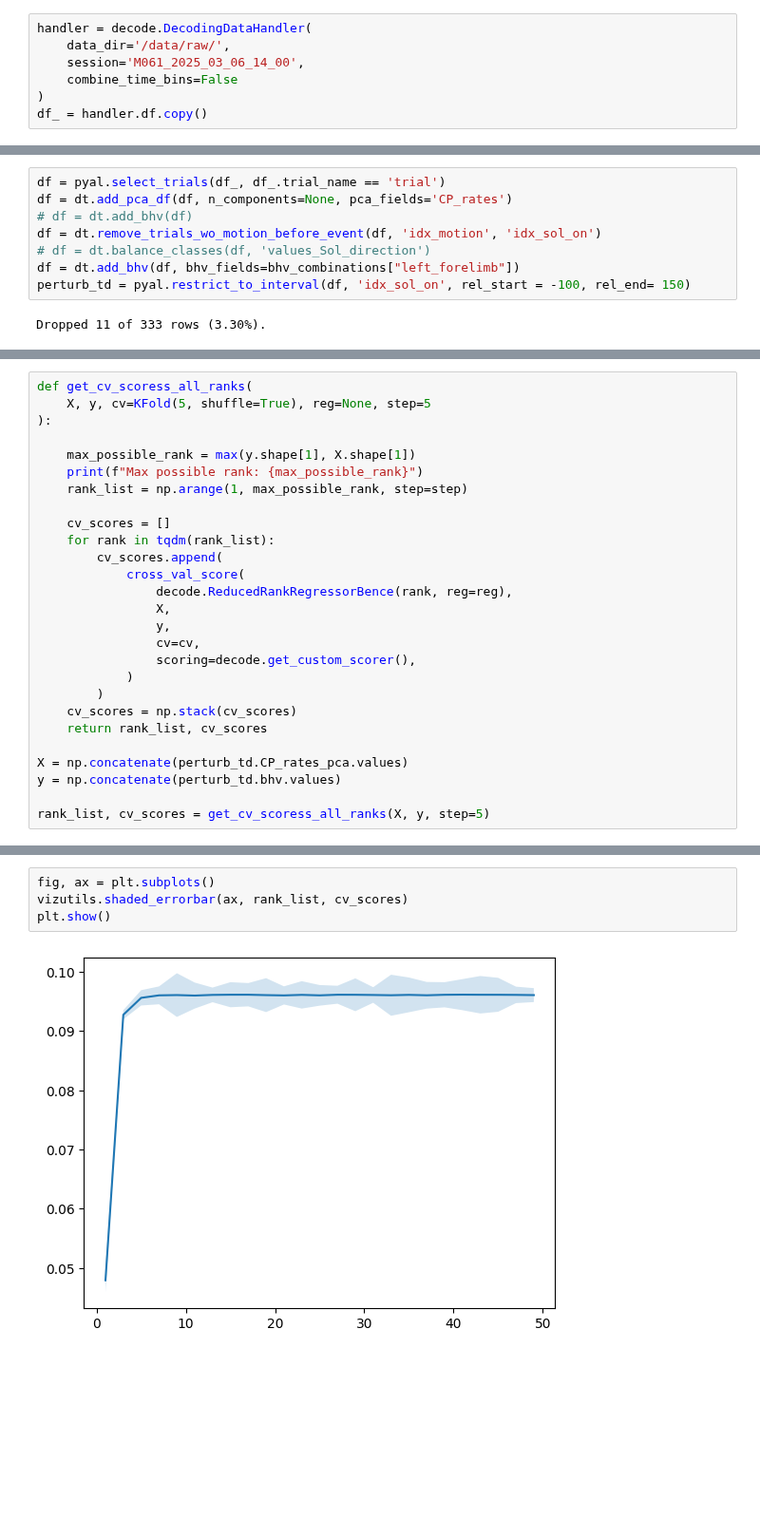
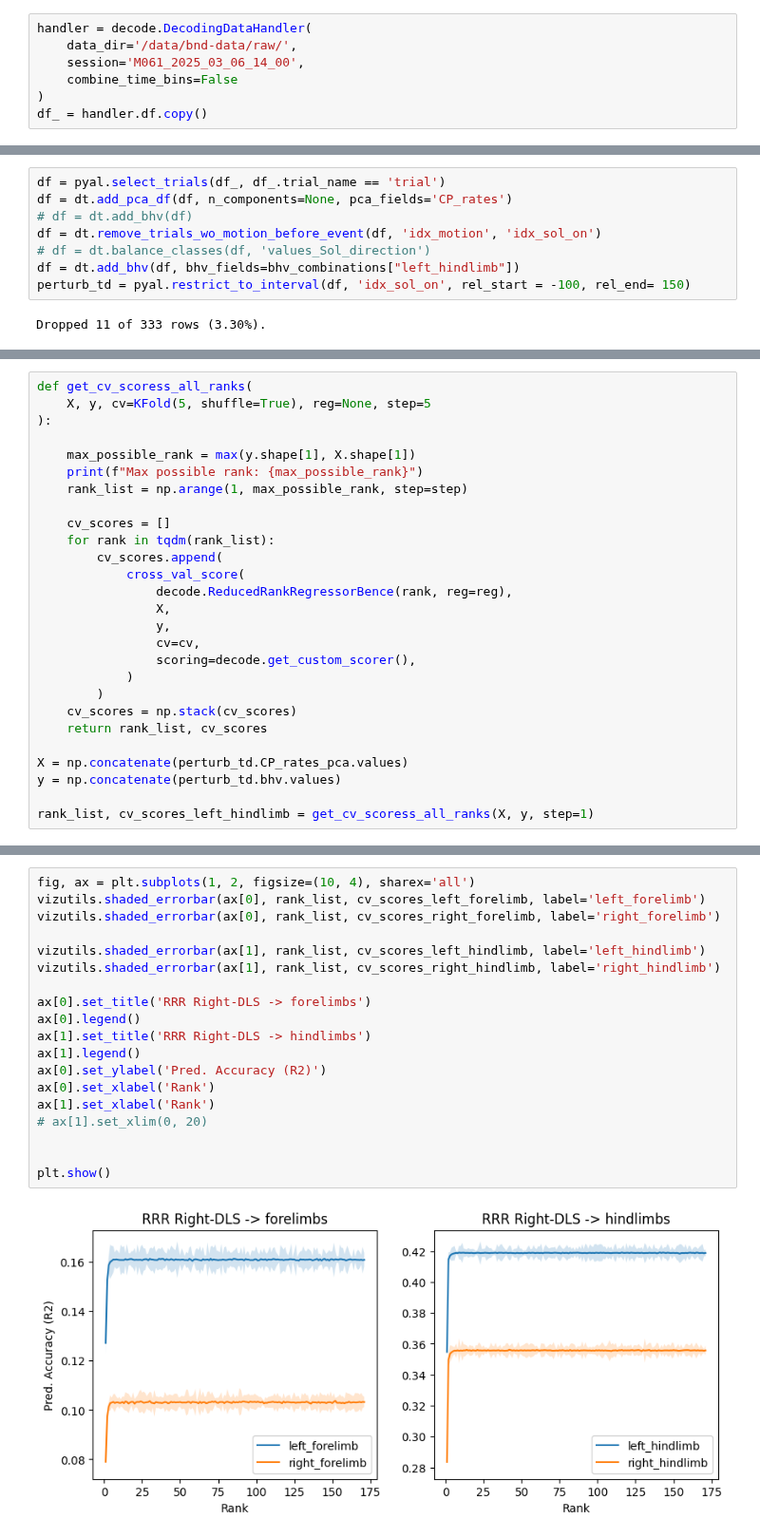
Before and after one commit to martinesparza/earthquake-analysis, a Jupyter notebook: notebooks/pipelines/integration.ipynb, the cells around one changed output, grey strips where cells are left out. Shown at 95% size. Cells and saved outputs as stored; diff of their text form; blank space fills up the shorter version.

```diff
--- a/notebooks/pipelines/integration.ipynb
+++ b/notebooks/pipelines/integration.ipynb
@@ -34,7 +38,7 @@ import pickle
 ## Maybe in DLS?
 # %%
 handler = decode.DecodingDataHandler(
-    data_dir='/data/raw/',
+    data_dir='/data/bnd-data/raw/',
     session='M061_2025_03_06_14_00',
     combine_time_bins=False
 )
@@ -123,7 +127,7 @@ df = dt.add_pca_df(df, n_components=None, pca_fields='CP_rates')
 # df = dt.add_bhv(df)
 df = dt.remove_trials_wo_motion_before_event(df, 'idx_motion', 'idx_sol_on')
 # df = dt.balance_classes(df, 'values_Sol_direction')
-df = dt.add_bhv(df, bhv_fields=bhv_combinations["left_forelimb"])
+df = dt.add_bhv(df, bhv_fields=bhv_combinations["left_hindlimb"])
 perturb_td = pyal.restrict_to_interval(df, 'idx_sol_on', rel_start = -100, rel_end= 150)
 # %% [output]
 Dropped 11 of 333 rows (3.30%).
@@ -168,6 +172,6 @@ def get_cv_scoress_all_ranks(
 X = np.concatenate(perturb_td.CP_rates_pca.values)
 y = np.concatenate(perturb_td.bhv.values)
 
-rank_list, cv_scores = get_cv_scoress_all_ranks(X, y, step=5)
+rank_list, cv_scores_left_hindlimb = get_cv_scoress_all_ranks(X, y, step=1)
 # %% [output]
 Max possible rank: 172
@@ -175,6 +178,21 @@ KeyboardInterrupt:
 # %%
-fig, ax = plt.subplots()
-vizutils.shaded_errorbar(ax, rank_list, cv_scores)
+fig, ax = plt.subplots(1, 2, figsize=(10, 4), sharex='all')
+vizutils.shaded_errorbar(ax[0], rank_list, cv_scores_left_forelimb, label='left_forelimb')
+vizutils.shaded_errorbar(ax[0], rank_list, cv_scores_right_forelimb, label='right_forelimb')
+
+vizutils.shaded_errorbar(ax[1], rank_list, cv_scores_left_hindlimb, label='left_hindlimb')
+vizutils.shaded_errorbar(ax[1], rank_list, cv_scores_right_hindlimb, label='right_hindlimb')
+
+ax[0].set_title('RRR Right-DLS -> forelimbs')
+ax[0].legend()
+ax[1].set_title('RRR Right-DLS -> hindlimbs')
+ax[1].legend()
+ax[0].set_ylabel('Pred. Accuracy (R2)')
+ax[0].set_xlabel('Rank')
+ax[1].set_xlabel('Rank')
+# ax[1].set_xlim(0, 20)
+
+
 plt.show()
 # %% [output]
-[figure, old version]
+[figure, new version]
```
Also changed, not shown: parts of 25 cells of this notebook, 1 other file.
